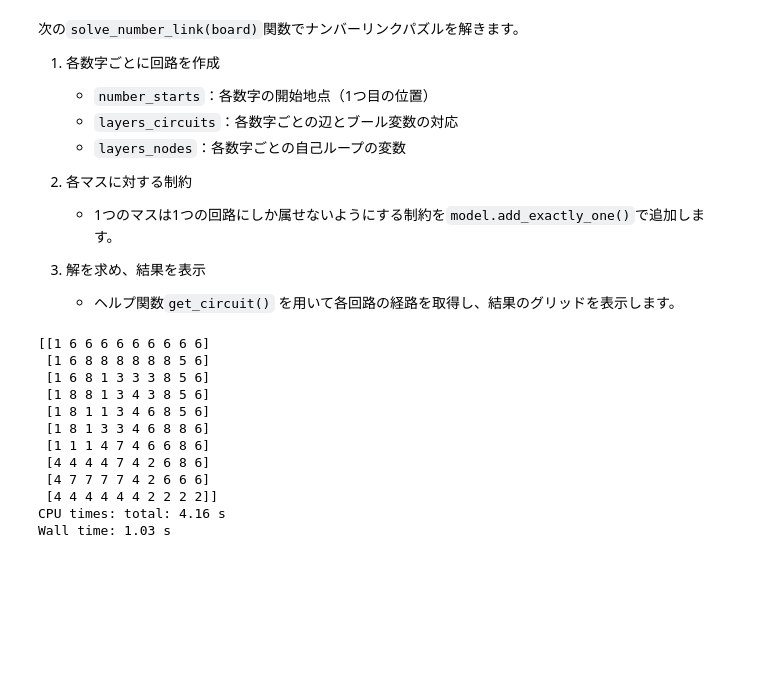
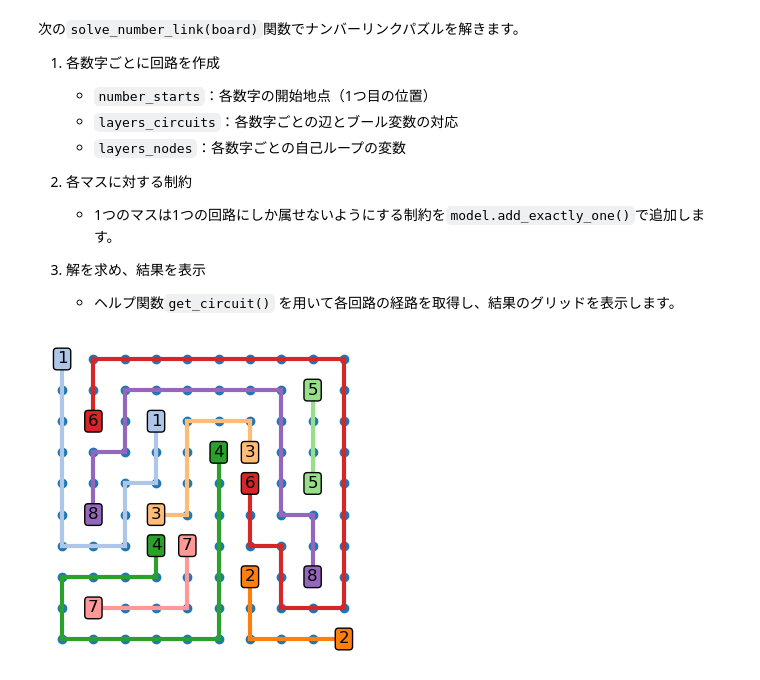
Before and after one commit to ruoyu0088/thinking_code, a Jupyter notebook: thinking_code/ortools-sat_number_link.ipynb, the cells around one changed output. Cells and saved outputs as stored; diff of their text form; code cells hidden in the pictures; blank space fills up the shorter version.

```diff
--- a/thinking_code/ortools-sat_number_link.ipynb
+++ b/thinking_code/ortools-sat_number_link.ipynb
@@ -16,7 +10,7 @@ def load_puzzle(filename):
 # %% [markdown]
 それでは、次のパズルを解いてみましょう。
 # %%
-board = load_puzzle('data/numberlink01.txt')
+board = np.loadtxt('data/numberlink01.txt', dtype=np.uint8)
 print(board)
 # %% [output]
 [[1 0 0 0 0 0 0 0 0 0]
@@ -107,24 +101,20 @@ def solve_number_link(board):
     solver = cp_model.CpSolver()
     solver.solve(model)
 
-    result = np.zeros(w * h, dtype=np.uint8)
+    links = {}
+    cells = {}
     for key, circuits in layers_circuits.items():
         solution = {(s, t):solver.value(v) for s, t, v in circuits}
         nodes = get_circuit(solution, start=number_starts[key])
-        result[nodes] = key
-    print(result.reshape(h, w))
+        nodes = [(n // w, n % w) for n in nodes]
+        for n in nodes:
+            cells[n] = key
+        for n1, n2 in zip(nodes[:-1], nodes[1:]):
+            links[n1 + n2] = True
+    return links, cells
 # %%
-%time solve_number_link(board)
+from helper.plot import plot_number_link_board
+links, cells = solve_number_link(board)
+plot_number_link_board(board, links, cells);
 # %% [output]
-[[1 6 6 6 6 6 6 6 6 6]
- [1 6 8 8 8 8 8 8 5 6]
- [1 6 8 1 3 3 3 8 5 6]
- [1 8 8 1 3 4 3 8 5 6]
- [1 8 1 1 3 4 6 8 5 6]
- [1 8 1 3 3 4 6 8 8 6]
- [1 1 1 4 7 4 6 6 8 6]
- [4 4 4 4 7 4 2 6 8 6]
- [4 7 7 7 7 4 2 6 6 6]
- [4 4 4 4 4 4 2 2 2 2]]
-CPU times: total: 4.16 s
-Wall time: 1.03 s
+[figure, added]
```
Also changed, not shown: parts of 4 cells of this notebook, 7 other files.
